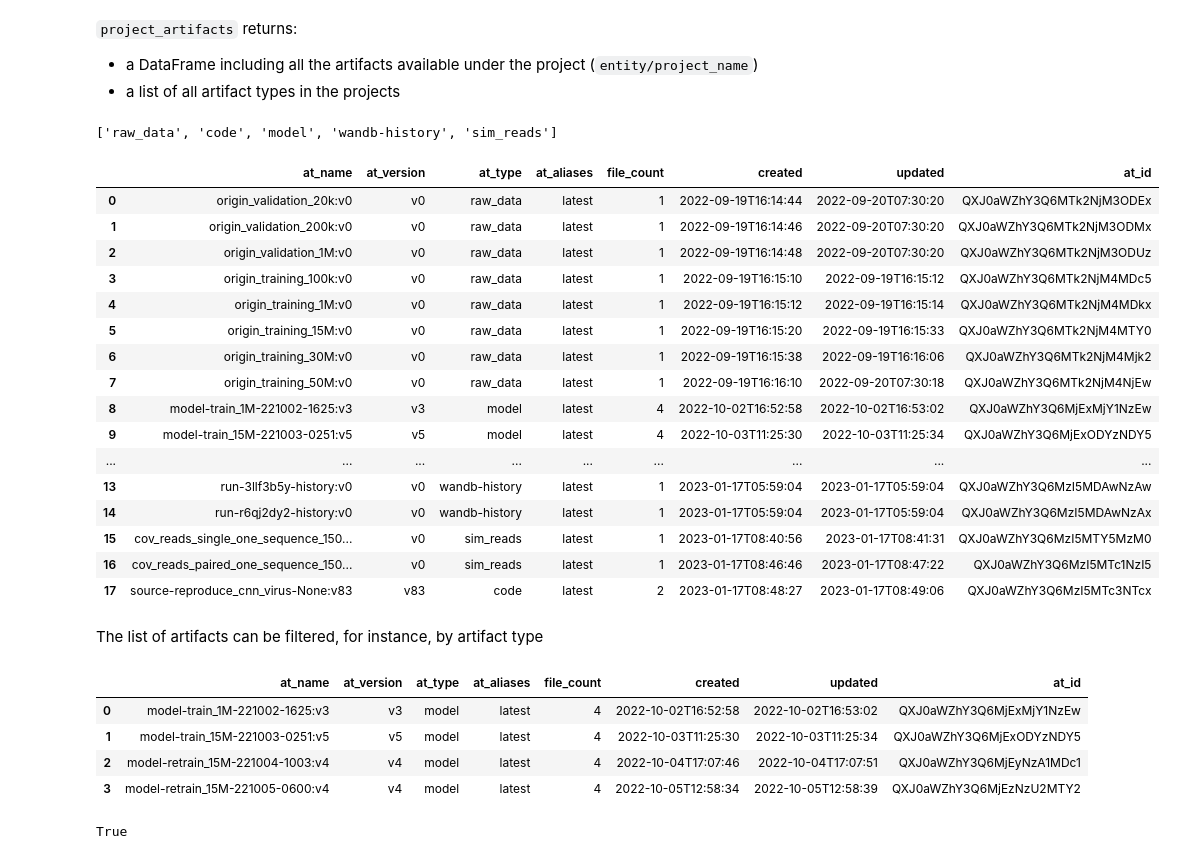
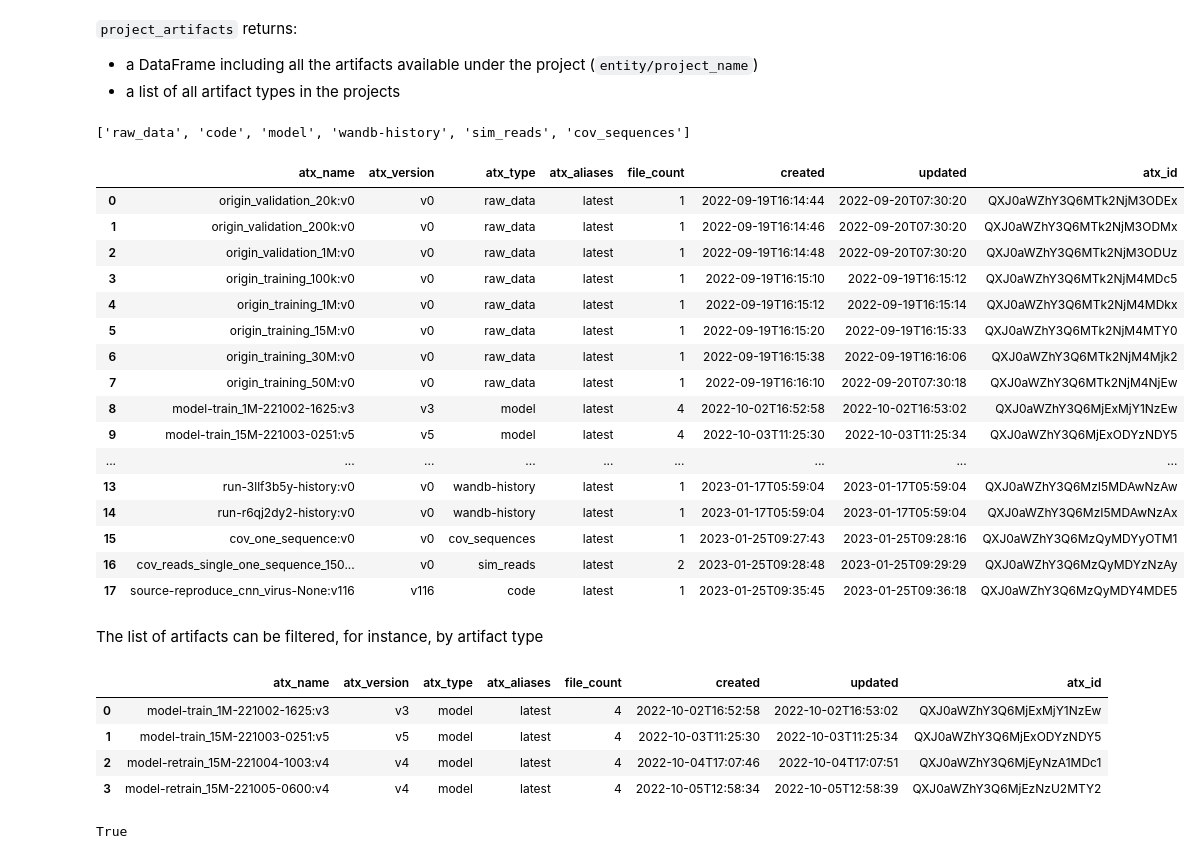
Before and after one commit to vtecftwy/metagentools, a Jupyter notebook: nbs-dev/01_wandb.ipynb, the cells around one changed output. Saved outputs shown, nothing was run; the diff lists cells and outputs as text; code cells hidden in the pictures.

Commit message:
Modify wandb upload dataset code

```diff
--- a/nbs-dev/01_wandb.ipynb
+++ b/nbs-dev/01_wandb.ipynb
@@ -557,39 +546,38 @@ def project_artifacts(
     """Returns all artifacts in project, w/ key info, filtered by alias, types and version + list of artifact types"""
     api = wandb.Api()
     project = api.from_path(f"{entity}/{project_name}")
-    at_types = project.artifacts_types()
+    atx_types = project.artifacts_types()
     runs = api.runs(path=f"{entity}/{project_name}")
 
     # validate by_type parameter
-    if by_type is not None and by_type not in [t.name for t in at_types]:
+    if by_type is not None and by_type not in [t.name for t in atx_types]:
         raise ValueError(f"{by_type} is not an artifact type in {entity}/{project_name}")
 
     # create a df where each row corresponds to one artifact logged during one run in this project
     # some artifact may be duplicated when linked to more than one run. Those duplicate need to be filtered out
-    cols = 'at_name at_type at_id at_state at_version at_aliases file_count created updated'.split(' ')
+    cols = 'atx_name atx_type atx_id atx_state atx_version atx_aliases file_count created updated'.split(' ')
     artifacts_df = pd.DataFrame(columns=cols)
 
     for r in runs:
-        for at in r.logged_artifacts():
-            metadata = [at.name, at.type, at.id, at.state, at.version, at.aliases, at.file_count, at.created_at, at.updated_at]
+        for atx in r.logged_artifacts():
+            metadata = [atx.name, atx.type, atx.id, atx.state, atx.version, atx.aliases, atx.file_count, atx.created_at, atx.updated_at]
             row = pd.DataFrame({k:v for k, v in zip(cols, metadata)})
-            # artifacts_df = artifacts_df.append(row)
             artifacts_df = pd.concat((artifacts_df, row), axis=0, ignore_index=True)
-    artifacts_df = artifacts_df.loc[~artifacts_df.duplicated(subset=['at_id'], keep='first'), :]
+    artifacts_df = artifacts_df.loc[~artifacts_df.duplicated(subset=['atx_id'], keep='first'), :]
 
-    cols2show = 'at_name at_version at_type at_aliases file_count created updated at_id'.split(' ')
+    cols2show = 'atx_name atx_version atx_type atx_aliases file_count created updated atx_id'.split(' ')
     # filtering by passed alias and type:
     #   if by_xxx is not None:    filter is a boolean vector
     #   if by_xxx is None:        filter is an array of 'True'
     nbr_rows = artifacts_df.shape[0]
-    alias_filter = artifacts_df.at_aliases==by_alias if by_alias is not None else np.ones(shape=(nbr_rows,), dtype=bool)
-    type_filter = artifacts_df.at_type==by_type if by_type is not None else np.ones(shape=(nbr_rows,), dtype=bool)
-    version_filter = artifacts_df.at_version==by_version if by_version is not None else np.ones(shape=(nbr_rows,), dtype=bool)
+    alias_filter = artifacts_df.atx_aliases==by_alias if by_alias is not None else np.ones(shape=(nbr_rows,), dtype=bool)
+    type_filter = artifacts_df.atx_type==by_type if by_type is not None else np.ones(shape=(nbr_rows,), dtype=bool)
+    version_filter = artifacts_df.atx_version==by_version if by_version is not None else np.ones(shape=(nbr_rows,), dtype=bool)
 
     row_filter = alias_filter * type_filter * version_filter
 
     latest = artifacts_df.loc[row_filter, cols2show].sort_values(by='created').reset_index(drop=True)
-    return latest, [t.name for t in at_types]
+    return latest, [t.name for t in atx_types]
 # %% [markdown]
 `project_artifacts` returns:
 
@@ -598,19 +586,19 @@ def project_artifacts(
 # %%
 #|eval: false
 
-at_df, at_type_list = project_artifacts(
+atx_df, atx_type_list = project_artifacts(
     entity='metagenomics_sh',
     project_name='reproduce_cnn_virus'
     )
 
-at_type_list
+atx_type_list
 # %% [output]
-['raw_data', 'code', 'model', 'wandb-history', 'sim_reads']
+['raw_data', 'code', 'model', 'wandb-history', 'sim_reads', 'cov_sequences']
 # %%
 #|eval: false
-at_df
+atx_df
 # %% [output]
-|  | at_name | at_version | at_type | at_aliases | file_count | created | updated | at_id |
+|  | atx_name | atx_version | atx_type | atx_aliases | file_count | created | updated | atx_id |
 | 0 | origin_validation_20k:v0 | v0 | raw_data | latest | 1 | 2022-09-19T16:14:44 | 2022-09-20T07:30:20 | QXJ0aWZhY3Q6MTk2NjM3ODEx |
 | 1 | origin_validation_200k:v0 | v0 | raw_data | latest | 1 | 2022-09-19T16:14:46 | 2022-09-20T07:30:20 | QXJ0aWZhY3Q6MTk2NjM3ODMx |
 | 2 | origin_validation_1M:v0 | v0 | raw_data | latest | 1 | 2022-09-19T16:14:48 | 2022-09-20T07:30:20 | QXJ0aWZhY3Q6MTk2NjM3ODUz |
@@ -624,23 +612,23 @@ at_df
 | ... | ... | ... | ... | ... | ... | ... | ... | ... |
 | 13 | run-3llf3b5y-history:v0 | v0 | wandb-history | latest | 1 | 2023-01-17T05:59:04 | 2023-01-17T05:59:04 | QXJ0aWZhY3Q6MzI5MDAwNzAw |
 | 14 | run-r6qj2dy2-history:v0 | v0 | wandb-history | latest | 1 | 2023-01-17T05:59:04 | 2023-01-17T05:59:04 | QXJ0aWZhY3Q6MzI5MDAwNzAx |
-| 15 | cov_reads_single_one_sequence_150... | v0 | sim_reads | latest | 1 | 2023-01-17T08:40:56 | 2023-01-17T08:41:31 | QXJ0aWZhY3Q6MzI5MTY5MzM0 |
-| 16 | cov_reads_paired_one_sequence_150... | v0 | sim_reads | latest | 1 | 2023-01-17T08:46:46 | 2023-01-17T08:47:22 | QXJ0aWZhY3Q6MzI5MTc1NzI5 |
-| 17 | source-reproduce_cnn_virus-None:v83 | v83 | code | latest | 2 | 2023-01-17T08:48:27 | 2023-01-17T08:49:06 | QXJ0aWZhY3Q6MzI5MTc3NTcx |
+| 15 | cov_one_sequence:v0 | v0 | cov_sequences | latest | 1 | 2023-01-25T09:27:43 | 2023-01-25T09:28:16 | QXJ0aWZhY3Q6MzQyMDYyOTM1 |
+| 16 | cov_reads_single_one_sequence_150... | v0 | sim_reads | latest | 2 | 2023-01-25T09:28:48 | 2023-01-25T09:29:29 | QXJ0aWZhY3Q6MzQyMDYzNzAy |
+| 17 | source-reproduce_cnn_virus-None:v116 | v116 | code | latest | 1 | 2023-01-25T09:35:45 | 2023-01-25T09:36:18 | QXJ0aWZhY3Q6MzQyMDY4MDE5 |
 # %% [markdown]
 The list of artifacts can be filtered, for instance, by artifact type
 # %%
 #|eval: false
 
-at_df, at_type_list = project_artifacts(
+atx_df, atx_type_list = project_artifacts(
     entity='metagenomics_sh',
     project_name='reproduce_cnn_virus',
     by_type='model'
     )
 
-at_df
+atx_df
 # %% [output]
-|  | at_name | at_version | at_type | at_aliases | file_count | created | updated | at_id |
+|  | atx_name | atx_version | atx_type | atx_aliases | file_count | created | updated | atx_id |
 | 0 | model-train_1M-221002-1625:v3 | v3 | model | latest | 4 | 2022-10-02T16:52:58 | 2022-10-02T16:53:02 | QXJ0aWZhY3Q6MjExMjY1NzEw |
 | 1 | model-train_15M-221003-0251:v5 | v5 | model | latest | 4 | 2022-10-03T11:25:30 | 2022-10-03T11:25:34 | QXJ0aWZhY3Q6MjExODYzNDY5 |
 | 2 | model-retrain_15M-221004-1003:v4 | v4 | model | latest | 4 | 2022-10-04T17:07:46 | 2022-10-04T17:07:51 | QXJ0aWZhY3Q6MjEyNzA1MDc1 |
```
Also changed, not shown: parts of 35 cells of this notebook, 7 other files.
